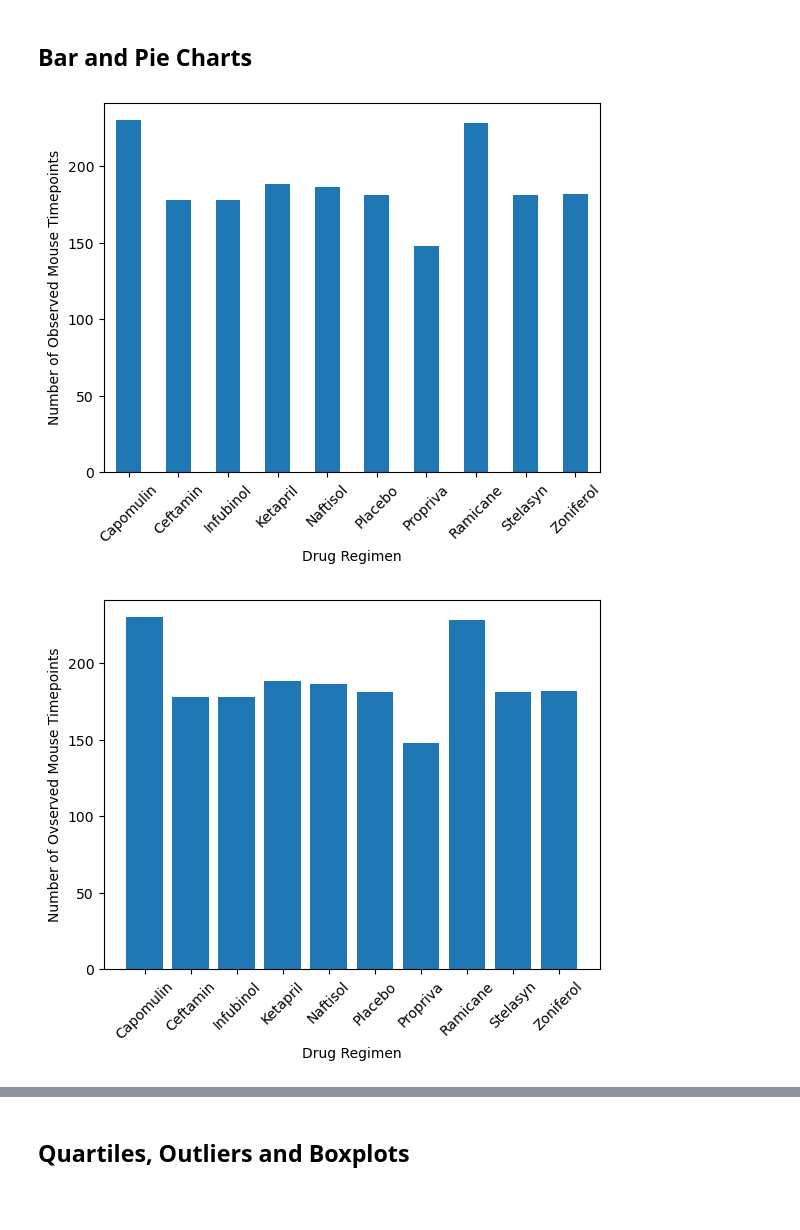
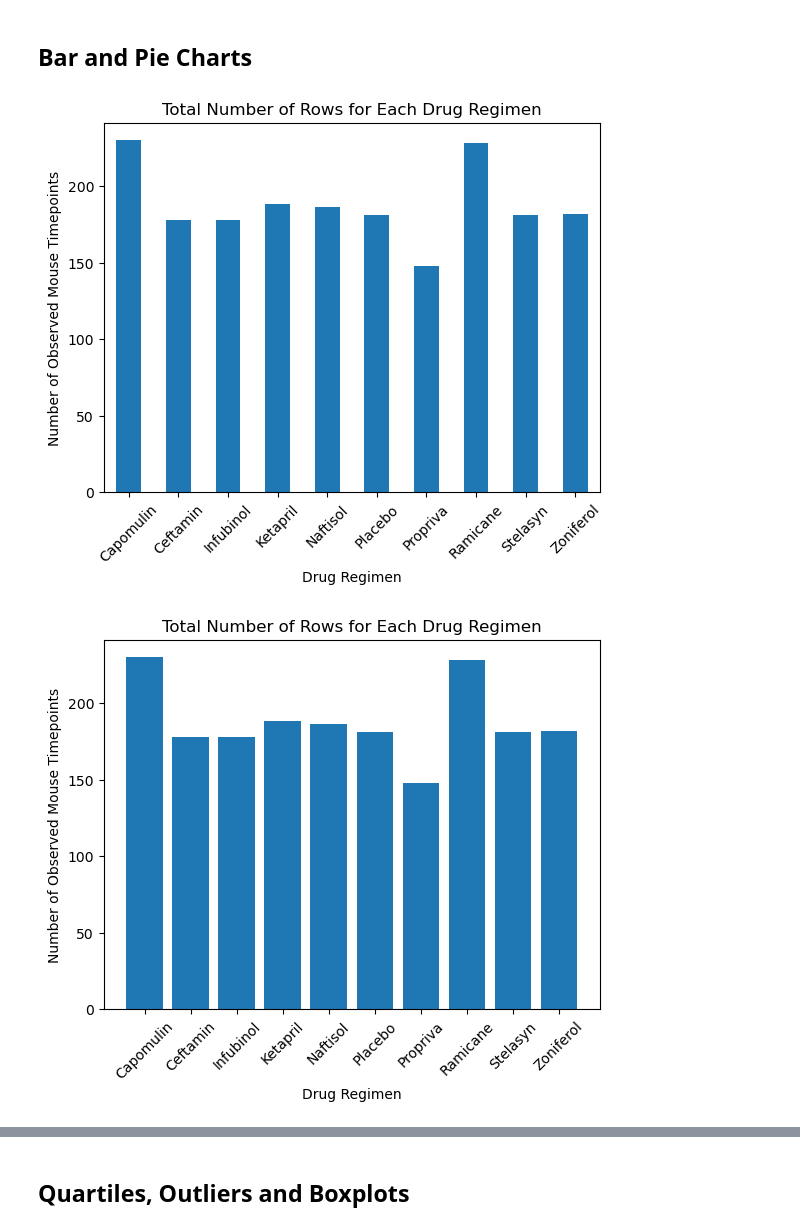
Before and after one commit to esbradshaw2/Pymaceuticals, a Jupyter notebook: pymaceuticals.ipynb, the cells around one changed output, grey strips where cells are left out. Cells and saved outputs as stored; diff of their text form; code cells hidden in the pictures; blank space fills up the shorter version.

```diff
--- a/pymaceuticals.ipynb
+++ b/pymaceuticals.ipynb
@@ -95,22 +101,24 @@ drug_regimen_counts = cleaned_df.groupby('Drug Regimen').size()
 
 # Create a bar plot
 drug_regimen_counts.plot(kind='bar')
+plt.title('Total Number of Rows for Each Drug Regimen')
 plt.xlabel('Drug Regimen')
 plt.ylabel('Number of Observed Mouse Timepoints')
 plt.xticks(rotation=45)
 plt.show()
 # %% [output]
-[figure, old version]
+[figure, new version]
 # %%
 # Generate a bar plot showing the total number of rows (Mouse ID/Timepoints) for each drug regimen using pyplot.
 drug_regimen_counts = cleaned_df.groupby('Drug Regimen').size()
 
 plt.bar(drug_regimen_counts.index, drug_regimen_counts)
+plt.title('Total Number of Rows for Each Drug Regimen')
 plt.xlabel('Drug Regimen')
-plt.ylabel('Number of Ovserved Mouse Timepoints')
+plt.ylabel('Number of Observed Mouse Timepoints')
 plt.xticks(rotation=45)  # Rotate x-axis labels for better visibility
 plt.show()
 # %% [output]
-[figure, old version]
+[figure, new version]
 # %%
 # Generate a pie plot showing the distribution of female versus male mice using Pandas
```
Also changed, not shown: parts of 11 cells of this notebook.
